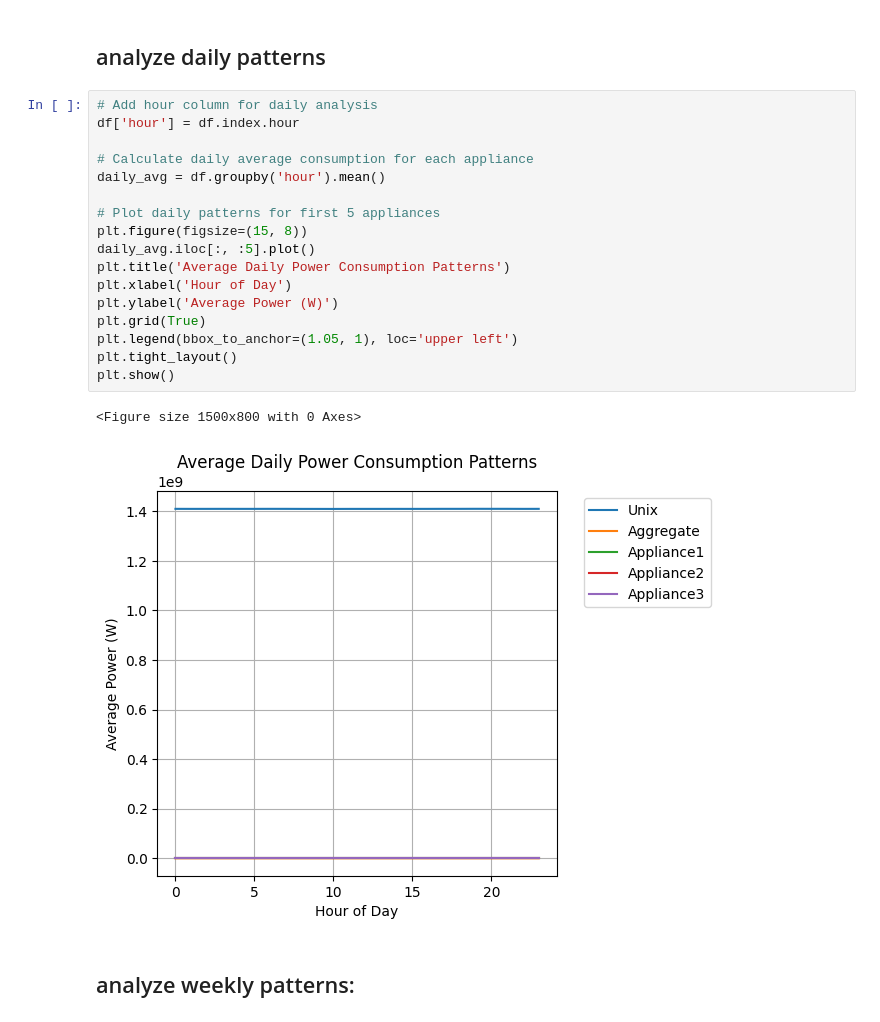
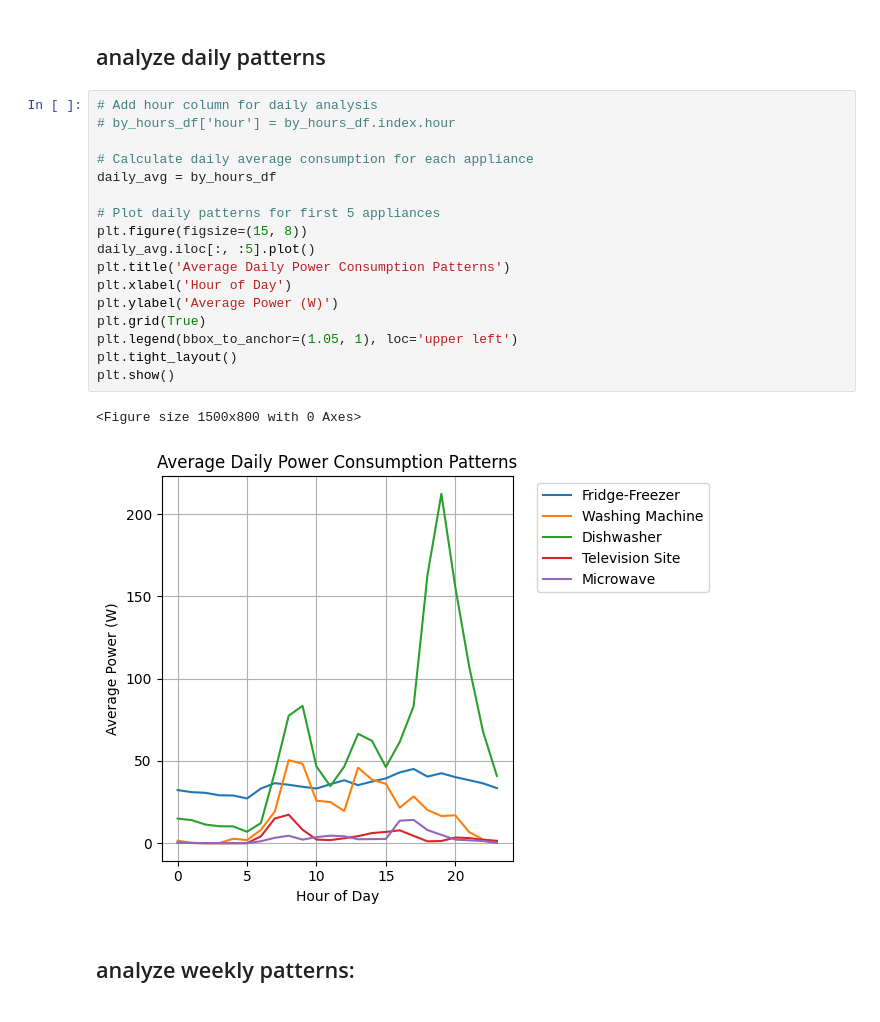
Before and after one commit to Haroonhameed123/anomaly-detection-on-uk-dale, a Jupyter notebook: uk_dale_expo.ipynb, the cells around one changed output. Cells and saved outputs as stored; diff of their text form.

```diff
--- a/uk_dale_expo.ipynb
+++ b/uk_dale_expo.ipynb
@@ -154,23 +156,23 @@ plt.show()
 ## analyze daily patterns
 # %%
 # Add hour column for daily analysis
-df['hour'] = df.index.hour
+# by_hours_df['hour'] = by_hours_df.index.hour
 
 # Calculate daily average consumption for each appliance
-daily_avg = df.groupby('hour').mean()
+daily_avg = by_hours_df
 
 # Plot daily patterns for first 5 appliances
 plt.figure(figsize=(15, 8))
 daily_avg.iloc[:, :5].plot()
 plt.title('Average Daily Power Consumption Patterns')
 plt.xlabel('Hour of Day')
 plt.ylabel('Average Power (W)')
 plt.grid(True)
 plt.legend(bbox_to_anchor=(1.05, 1), loc='upper left')
 plt.tight_layout()
 plt.show()
 # %% [output]
 <Figure size 1500x800 with 0 Axes>
-[figure, old version]
+[figure, new version]
 # %% [markdown]
 ## analyze weekly patterns:
```
Also changed, not shown: parts of 26 cells of this notebook.
